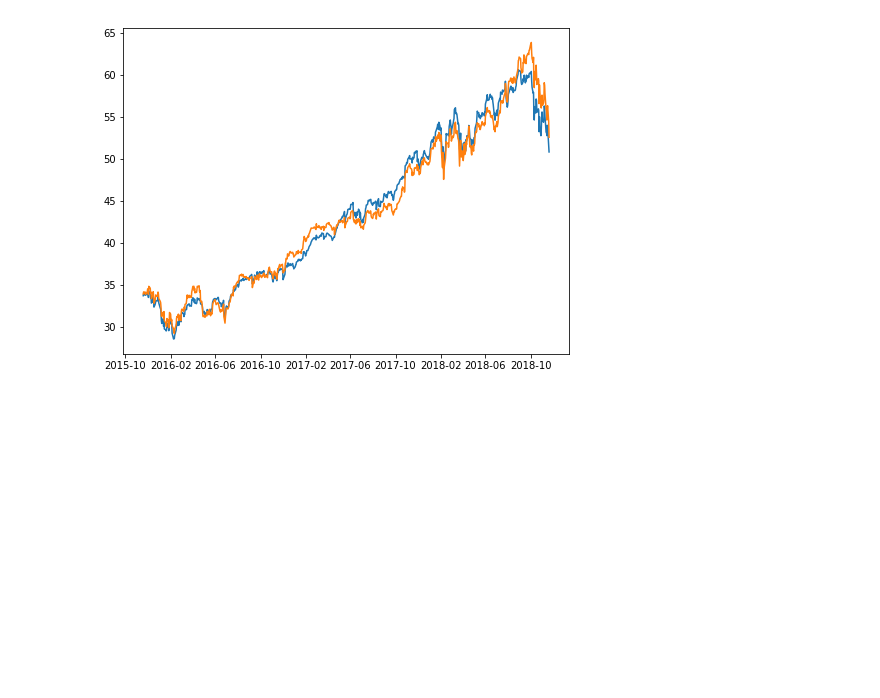
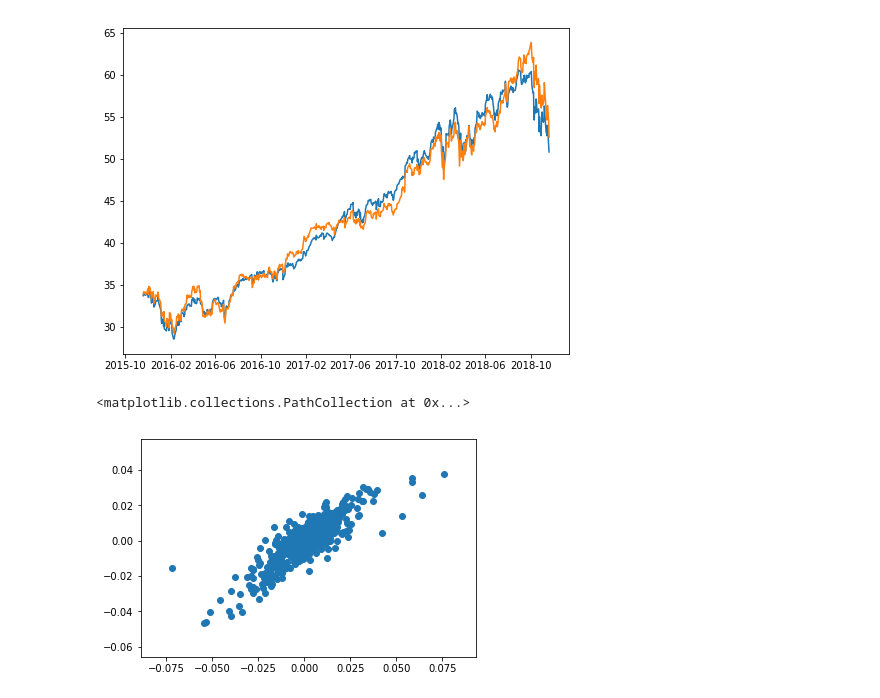
Before and after one commit to it2278/Stock_Analysis_TFA, a Jupyter notebook: master_file.ipynb, the cells around one changed output. Cells and saved outputs as stored; diff of their text form; code cells hidden in the pictures; blank space fills up the shorter version.

```diff
--- a/master_file.ipynb
+++ b/master_file.ipynb
@@ -365,3 +380,11 @@ ax.plot(result.fittedvalues)
 # %% [output]
 [<matplotlib.lines.Line2D at 0x...>]
 [figure]
+# %%
+#Cassie The Relationship between each stock and ETF
+import matplotlib.pyplot as plt
+%matplotlib inline
+plt.scatter(rets.MSFT,rets.FTEC)
+# %% [output]
+<matplotlib.collections.PathCollection at 0x...>
+[figure, added]
```
Also changed, not shown: parts of 6 cells of this notebook.
